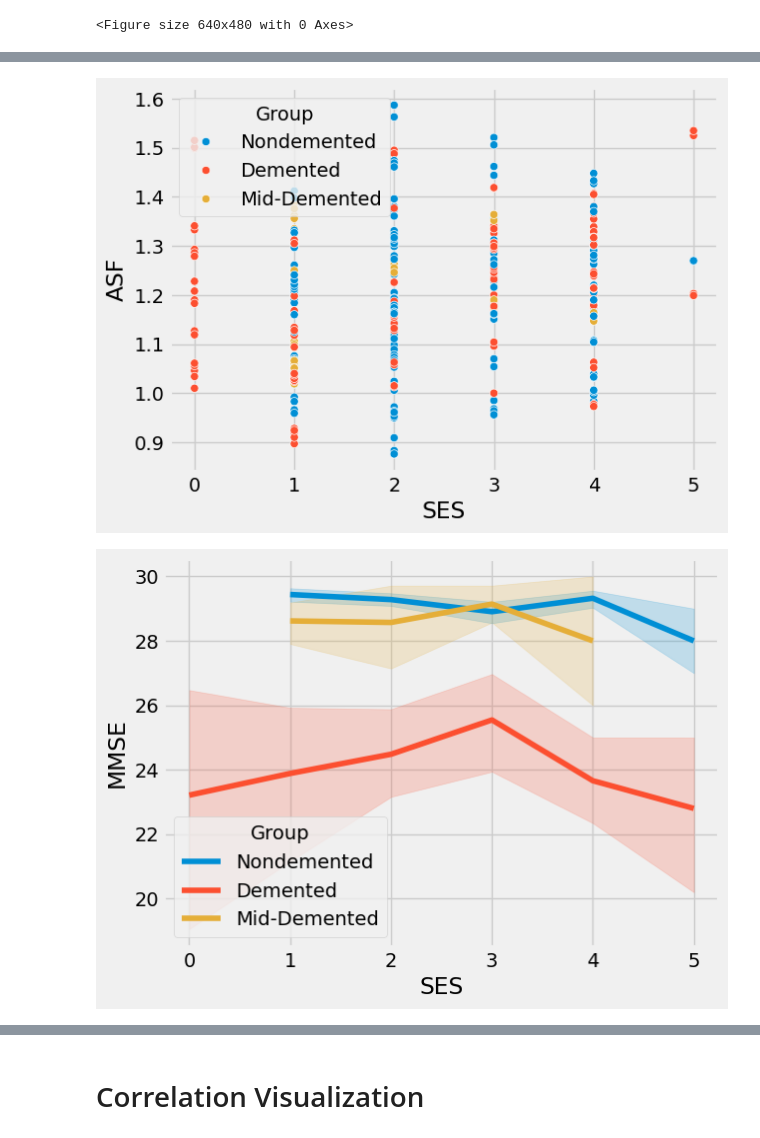
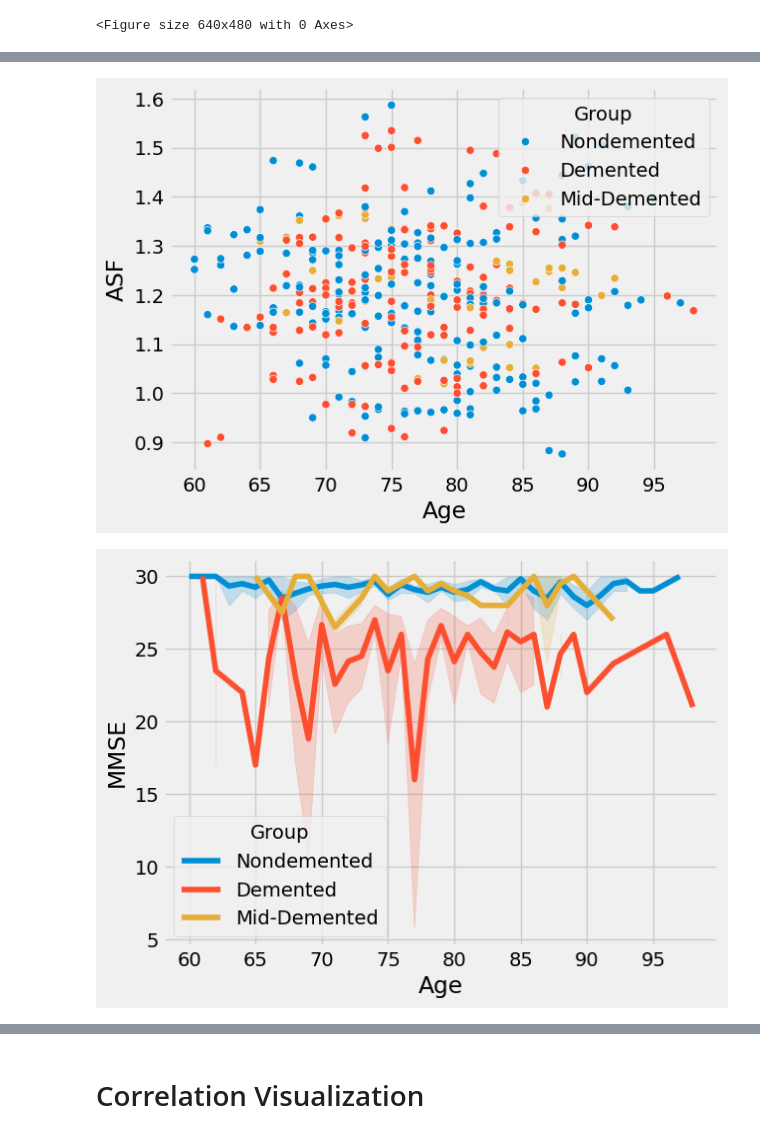
Before and after one commit to LiMoo420/CNN_AD, a Jupyter notebook: tradition_analyze.ipynb, the cells around one changed output, grey strips where cells are left out. Saved outputs shown, nothing was run; the diff lists cells and outputs as text; code cells hidden in the pictures.

```diff
--- a/tradition_analyze.ipynb
+++ b/tradition_analyze.ipynb
@@ -177,11 +177,11 @@ plt.show()
 # %%
-sns.scatterplot(x="SES",y="ASF",hue="Group",data=df)
+sns.scatterplot(x="Age",y="ASF",hue="Group",data=df)
 plt.show()
 # %% [output]
-[figure, old version]
+[figure, new version]
 # %%
-sns.lineplot(x="SES", y="MMSE",hue="Group", data=df)
+sns.lineplot(x="Age", y="MMSE",hue="Group", data=df)
 plt.show()
 # %% [output]
-[figure, old version]
+[figure, new version]
 # %%
```
Also changed, not shown: parts of 15 cells of this notebook, 1 other file.
